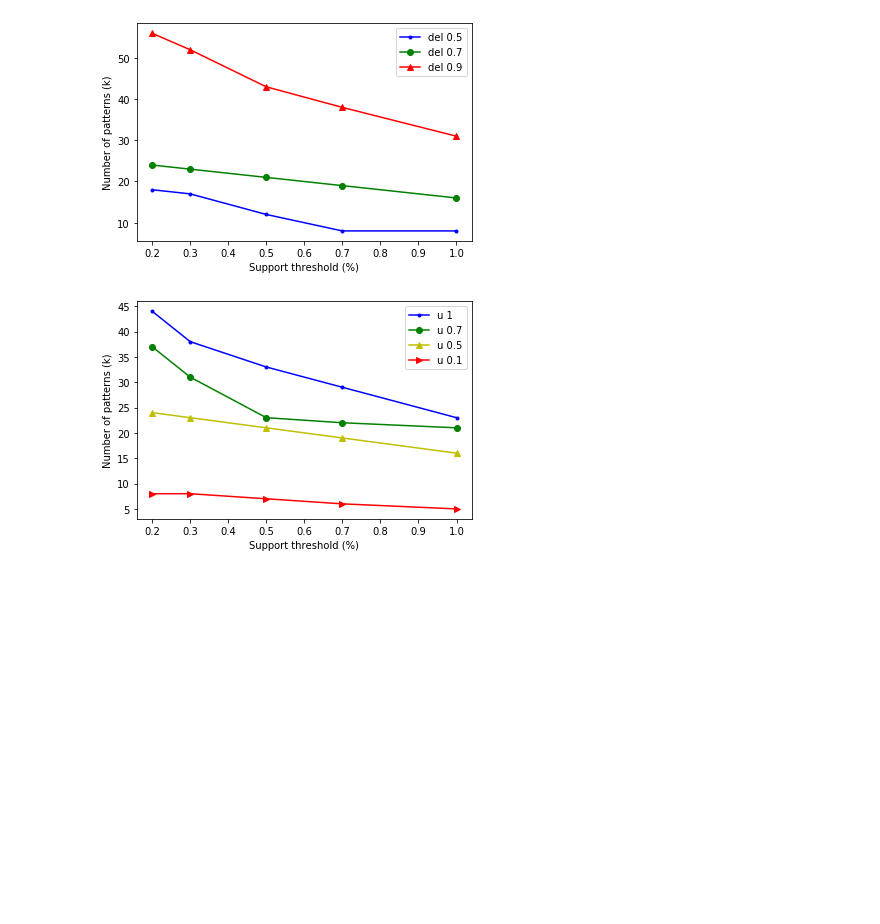
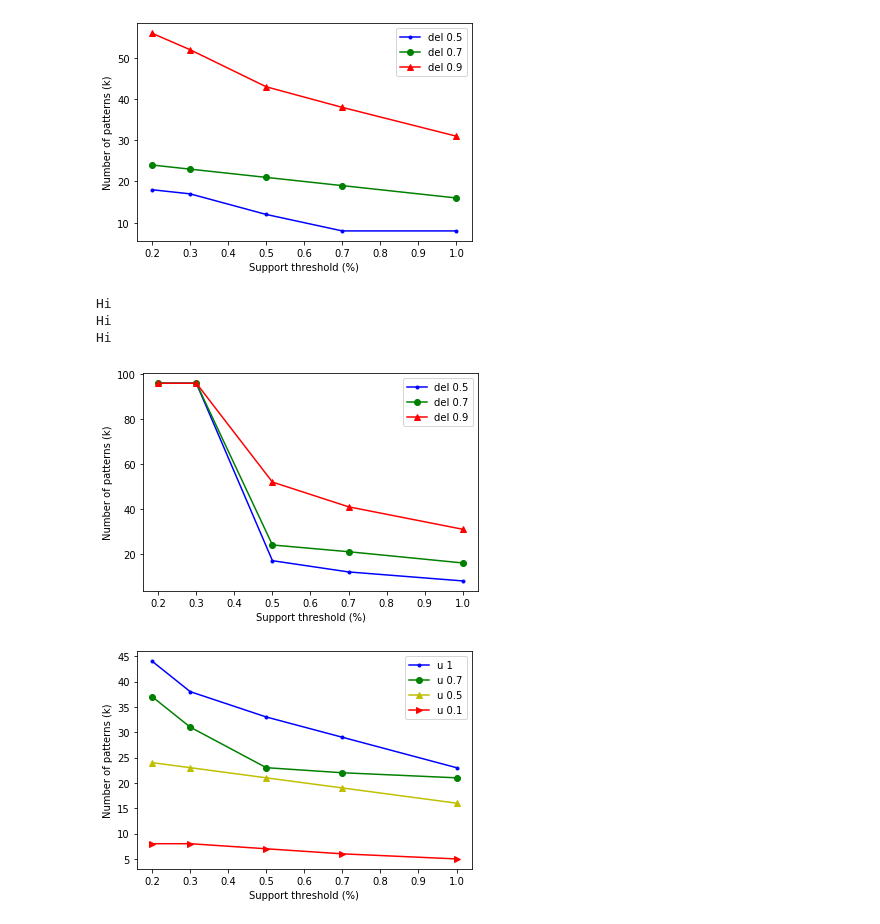
Before and after one commit to 26prajval98/Sequential-Pattern-mining-using-TiW, a Jupyter notebook: DWDM .ipynb, the cells around one changed output. Drawn from its saved outputs; the diff is of its cells as text; code cells hidden in the pictures; blank space fills up the shorter version.

```diff
--- a/DWDM .ipynb
+++ b/DWDM .ipynb
@@ -306,6 +306,19 @@ def get_supports(delta, u, wf = 1):
         TiW_db[i]=TiW_sequence(itemset_pairs_time_strength, delta, u, wf)
     sups = TiW_support(TiW_db,database)
     return [sups[k] for k in sups.keys()]
+# %%
+def get_support_modified(delta, u, wf = 1, x1 = 1, x2 = 0):
+    TiW_db = dict()
+    for i in database.keys():
+        itemset_pairs=itemset_pair_generator(database[i])
+        itemset_pairs_time=time_interval_sequence(itemset_pairs)
+        itemset_pairs_time_strength=strength_pair(itemset_pairs_time)
+        TiW_db[i]=TiW_sequence(itemset_pairs_time_strength, delta, u, wf)
+    sups_TiW = TiW_support(TiW_db,database)
+    sups_nominal = nominal(TiW_db,database)
+    print("Hi")
+    assert len(sups_TiW.keys()), len(sups_nominal.keys())
+    return [x1*sups_TiW[i] + x2*sups_nominal[i] for i in sups_TiW.keys()]
 # %%
 # testing functions
 itemset_pairs=itemset_pair_generator(database['0'])
@@ -361,6 +374,29 @@ plt_graphs(pers, counts, labels=["del 0.5", "del 0.7", "del 0.9"], colors=["b",
 # %% [output]
 [[18, 17, 12, 8, 8], [24, 23, 21, 19, 16], [56, 52, 43, 38, 31]]
 [figure]
+# %%
+gs = []
+dels = [0.5, 0.7, 0.9]
+pers = [[0.2, 0.3, 0.5, 0.7, 1] for _ in range(len(dels))]
+counts = [[0, 0, 0, 0, 0] for _ in range(len(dels))]
+for ds in dels:
+    gs.append(get_support_modified(ds, 0.5, 1, 0.7, 0.3))
+
+# print(get_supports(0.9, 0.5))
+
+for i in range(3):
+    for j in range(5):
+        percent = pers[i][j]/100
+        for k in gs[i]:
+            if k > percent:
+                counts[i][j] += 1
+
+plt_graphs(pers, counts, labels=["del 0.5", "del 0.7", "del 0.9"], colors=["b", "g", "r"], markers=['.', 'o', '^'], x_label="Support threshold (%)", y_label= "Number of patterns (k)")
+# %% [output]
+Hi
+Hi
+Hi
+[figure, added]
 # %%
 # For graph 2
 gs = []
```
